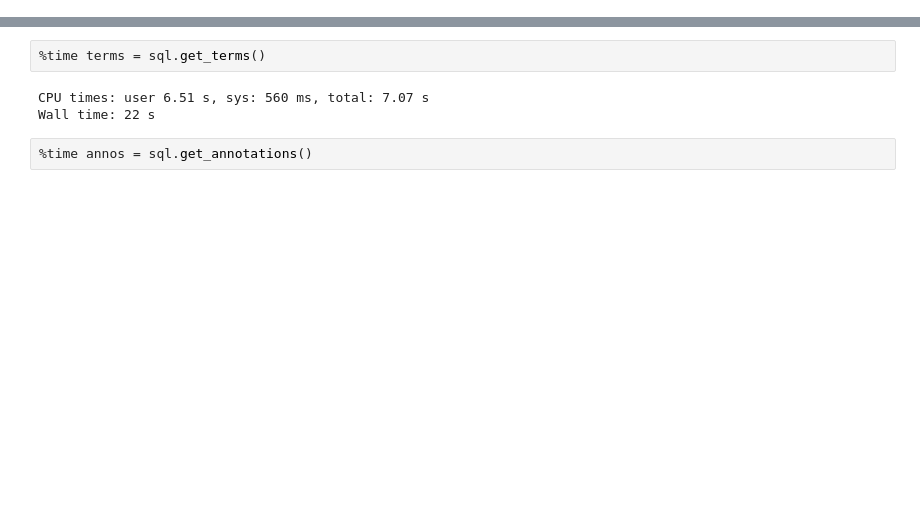
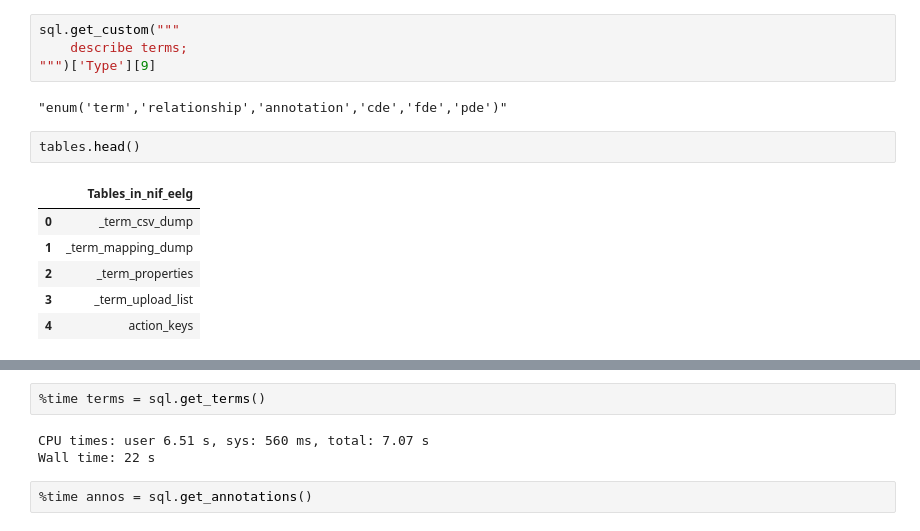
Before and after one commit to tgbugs/pyontutils, a Jupyter notebook: ilxutils/ilxutils/ilx-playground.ipynb, the cells around one changed output, grey strips where cells are left out. Cells and saved outputs as stored; diff of their text form; blank space fills up the shorter version.

```diff
--- a/ilxutils/ilxutils/ilx-playground.ipynb
+++ b/ilxutils/ilxutils/ilx-playground.ipynb
@@ -11,0 +19,15 @@
+# %%
+sql.get_custom("""
+    describe terms;
+""")['Type'][9]
+# %% [output]
+"enum('term','relationship','annotation','cde','fde','pde')"
+# %%
+tables.head()
+# %% [output]
+|  | Tables_in_nif_eelg |
+| 0 | _term_csv_dump |
+| 1 | _term_mapping_dump |
+| 2 | _term_properties |
+| 3 | _term_upload_list |
+| 4 | action_keys |
```
Also changed, not shown: parts of 10 cells of this notebook, 1 other file.
